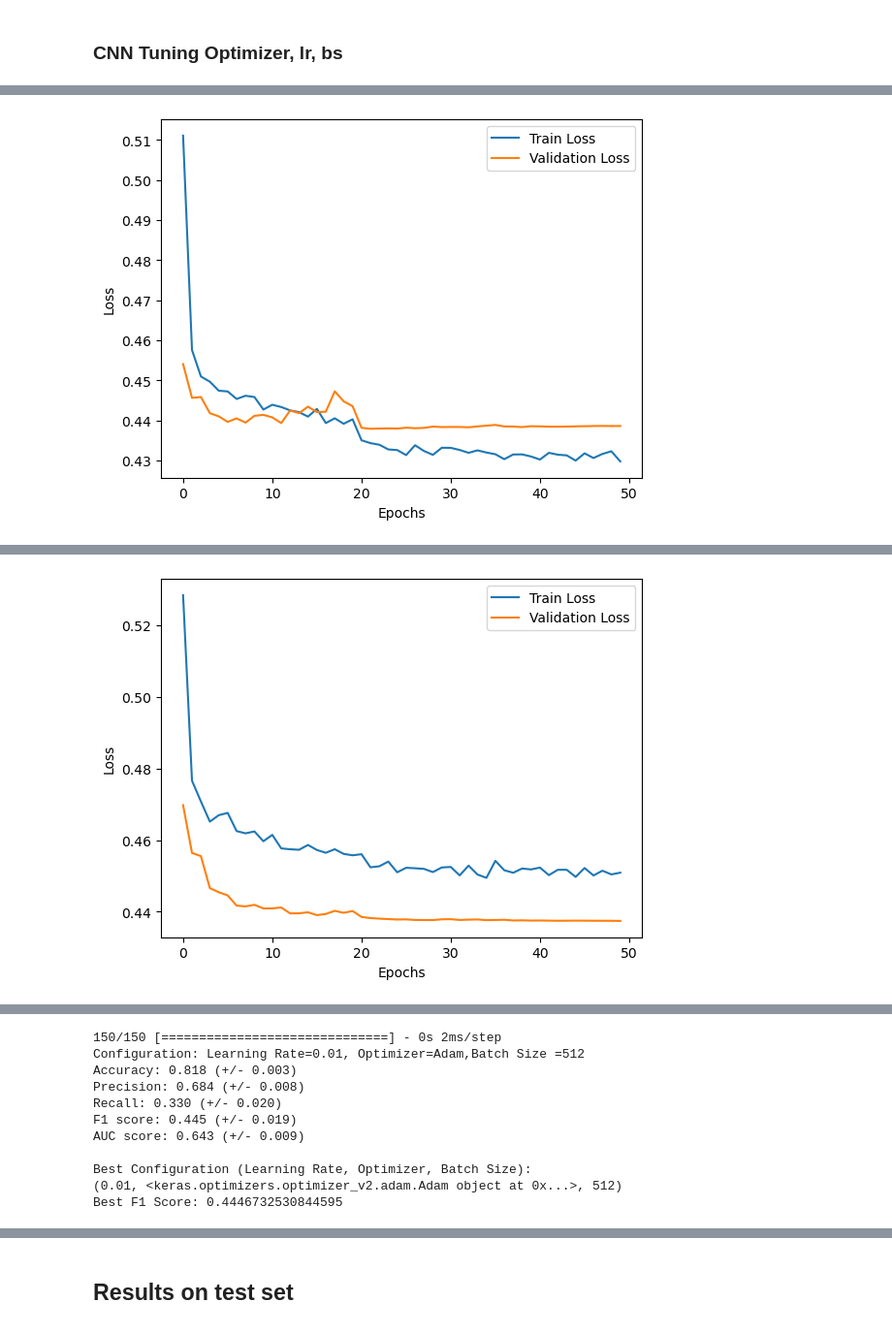
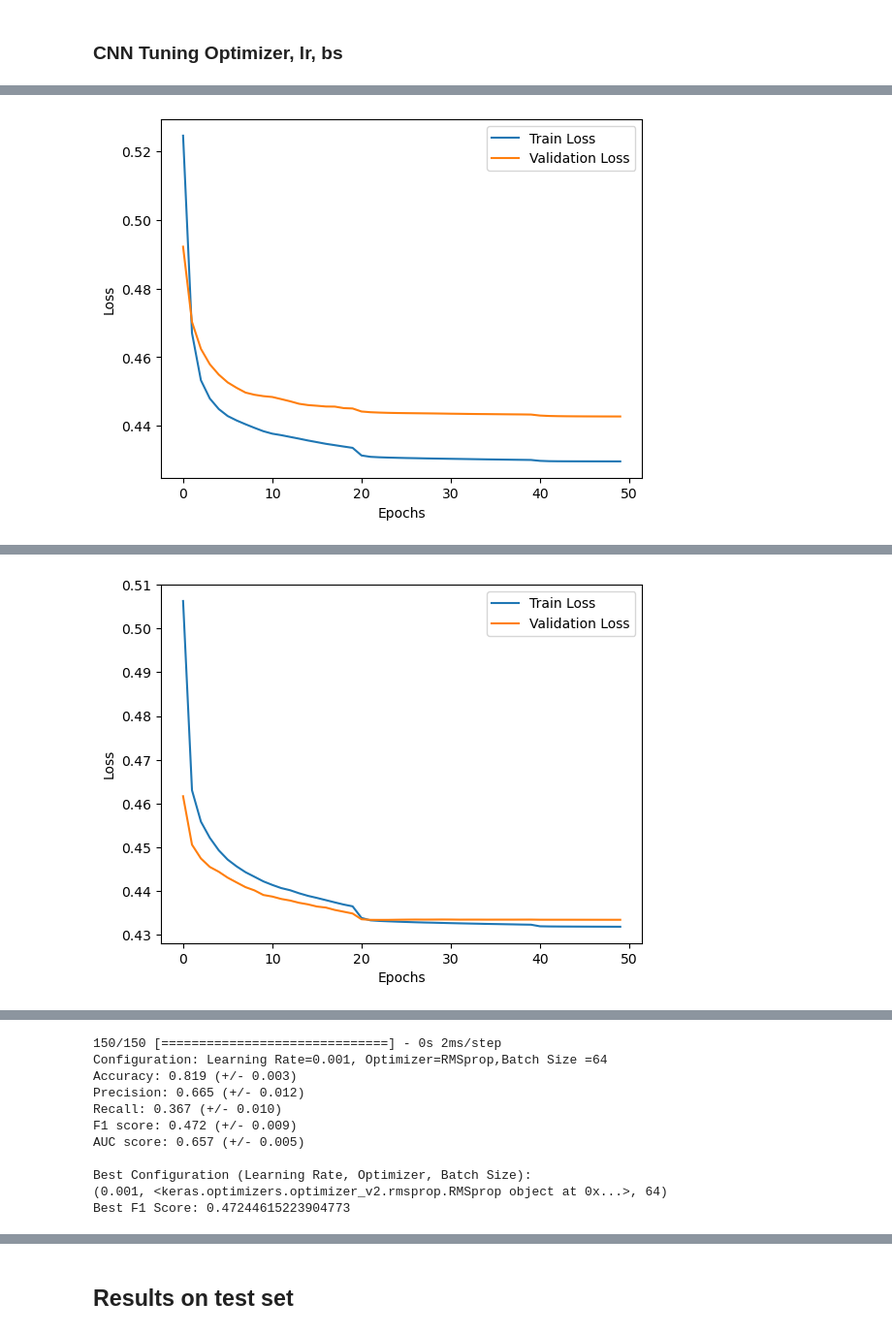
Before and after one commit to DSkapinakis/credit-card-default-deep-learning, a Jupyter notebook: final-code2.ipynb, the cells around one changed output, grey strips where cells are left out. Shown at 97% size. Saved outputs shown, nothing was run; the diff lists cells and outputs as text; code cells hidden in the pictures.

```diff
--- a/final-code2.ipynb
+++ b/final-code2.ipynb
@@ -727,8 +768,5 @@ AUC score: 0.780 (+/- 0.008)
 # 5-fold cross-validation
 n_splits = 5
 kf = StratifiedKFold(n_splits=n_splits)
-# %%
-cat_cols = ['EDUCATION','MARRIAGE'] #categorical colums that are goind to be one hot encoded
-enc_dl = PreprocessorTransformer(columns = cat_cols, columns_num= numerical_cols,drop='first',handle_unknown='ignore',sparse_output=False) #preprocessor for the dl pipeline
 # %% [markdown]
 ### LSTM
@@ -2722,9 +2523,9 @@ Epoch 50/50
 # %% [markdown]
 ### CNN Tuning Optimizer, lr, bs
 # %%
-initial_learning_rates = [0.01]
-optimizers = ['adam']
-batches = [512]
+initial_learning_rates = [0.001]
+optimizers = ['rmsprop']
+batches = [64]
 
 best_configuration = None
 best_f1_score = 0.0
@@ -2745,51 +2546,18 @@ for lr in initial_learning_rates:
                 X_train_dl, X_test_dl = X_train.iloc[train_index,:], X_train.iloc[test_index,:]
                 y_train_dl, y_test_dl = y_train.iloc[train_index], y_train.iloc[test_index]
 
-                # Perform preprocessing steps on X_train_dl
-                X_train_dl_preprocessed = enc_dl.fit_transform(X_train_dl)
-                X_test_dl_preprocessed = enc_dl.transform(X_test_dl)
-
-                temp_cols = ['PAY_1', 'PAY_2', 'PAY_3', 'PAY_4', 'PAY_5',
-                'PAY_6', 'BILL_AMT1', 'BILL_AMT2', 'BILL_AMT3', 'BILL_AMT4',
-                'BILL_AMT5', 'BILL_AMT6', 'PAY_AMT1', 'PAY_AMT2', 'PAY_AMT3',
-                'PAY_AMT4', 'PAY_AMT5', 'PAY_AMT6']
-                static_cols_train = X_train_dl_preprocessed.drop(temp_cols,axis=1).columns.to_list()
-                static_cols_test = X_test_dl_preprocessed.drop(temp_cols,axis=1).columns.to_list()
-
-                X_train_dl_temp = X_train_dl_preprocessed[temp_cols]
-                X_train_dl_static = X_train_dl_preprocessed[static_cols_train]
-                X_test_dl_temp = X_test_dl_preprocessed[temp_cols]
-                X_test_dl_static = X_test_dl_preprocessed[static_cols_test]
-
-                PAY_cols = ['PAY_6', 'PAY_5', 'PAY_4', 'PAY_3', 'PAY_2','PAY_1']
-                BILL_AMT_cols = ['BILL_AMT6','BILL_AMT5','BILL_AMT4','BILL_AMT3','BILL_AMT2','BILL_AMT1']
-                PAY_AMT_cols = ['PAY_AMT6','PAY_AMT5', 'PAY_AMT4', 'PAY_AMT3', 'PAY_AMT2', 'PAY_AMT1']
-
-                PAY_train_dl = X_train_dl_temp[PAY_cols].to_numpy()
-                BILL_AMT_train_dl = X_train_dl_temp[BILL_AMT_cols].to_numpy()
-                PAY_AMT_train_dl = X_train_dl_temp[PAY_AMT_cols].to_numpy()
-
-                PAY_test_dl = X_test_dl_temp[PAY_cols].to_numpy()
-                BILL_AMT_test_dl = X_test_dl_temp[BILL_AMT_cols].to_numpy()
-                PAY_AMT_test_dl = X_test_dl_temp[PAY_AMT_cols].to_numpy()
-
-                # Stack temporal features
-                stacked_train = np.dstack((PAY_train_dl,BILL_AMT_train_dl,PAY_AMT_train_dl))
-                stacked_test = np.dstack((PAY_test_dl,BILL_AMT_test_dl,PAY_AMT_test_dl))
-                y_train_dl = y_train_dl.to_numpy()
-                y_test_dl = y_test_dl.to_numpy()
+                stacked_train, X_train_static, y_train_dl, stacked_test, X_test_static, y_test_dl = preprocess_data(X_train_dl,y_train_dl, X_test_dl, y_test_dl)
 
                 # Build and compile LSTM model
                 num_time_steps, num_features = stacked_train.shape[1], stacked_train.shape[2]
 
                 # Define the LSTM model
                 model = Sequential()
-                model.add(Conv1D(filters=16, kernel_size=5, activation='relu',padding='same', input_shape=(num_time_steps, num_features)))
+                model.add(Conv1D(filters=8, kernel_size=5, activation='relu',padding='same', input_shape=(num_time_steps, num_features)))
                 model.add(MaxPooling1D(pool_size=3))
-                model.add(Conv1D(filters=32, padding='same', kernel_size=3, activation='relu'))
+                model.add(Conv1D(filters=16, padding='same', kernel_size=3, activation='relu'))
                 model.add(MaxPooling1D(pool_size=2))
                 model.add(Flatten())
-                model.add(Dropout(0.5))
                 model.add(Dense(1, activation='sigmoid'))
 
                 initial_learning_rate = lr  # Initial learning rate
@@ -2892,4 +2660,4 @@ Epoch 50/50
-[figure, old version]
+[figure, new version]
 150/150 [==============================] - 0s 2ms/step
 ------------------------------------------------------------------------
 Training for fold 2
@@ -2910,4 +2678,4 @@ Epoch 50/50
-[figure, old version]
+[figure, new version]
 150/150 [==============================] - 0s 2ms/step
 ------------------------------------------------------------------------
 Training for fold 3
@@ -2965,11 +2733,11 @@ Epoch 50/50
 150/150 [==============================] - 0s 2ms/step
-Configuration: Learning Rate=0.01, Optimizer=Adam,Batch Size =512
-Accuracy: 0.818 (+/- 0.003)
-Precision: 0.684 (+/- 0.008)
-Recall: 0.330 (+/- 0.020)
-F1 score: 0.445 (+/- 0.019)
-AUC score: 0.643 (+/- 0.009)
+Configuration: Learning Rate=0.001, Optimizer=RMSprop,Batch Size =64
+Accuracy: 0.819 (+/- 0.003)
+Precision: 0.665 (+/- 0.012)
+Recall: 0.367 (+/- 0.010)
+F1 score: 0.472 (+/- 0.009)
+AUC score: 0.657 (+/- 0.005)
 
 Best Configuration (Learning Rate, Optimizer, Batch Size):
-(0.01, <keras.optimizers.optimizer_v2.adam.Adam object at 0x...>, 512)
-Best F1 Score: 0.4446732530844595
+(0.001, <keras.optimizers.optimizer_v2.rmsprop.RMSprop object at 0x...>, 64)
+Best F1 Score: 0.47244615223904773
```
Also changed, not shown: parts of 64 cells of this notebook.
